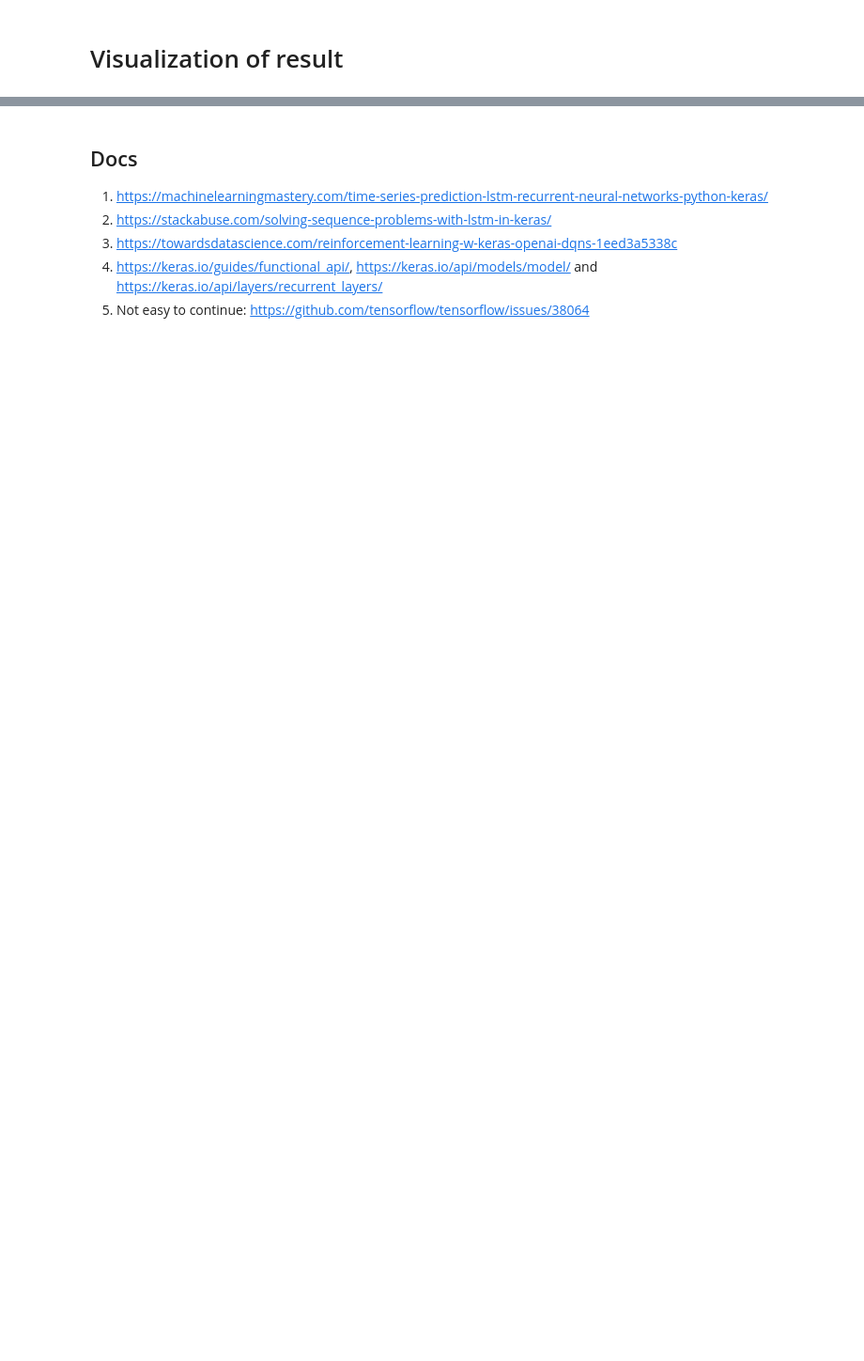
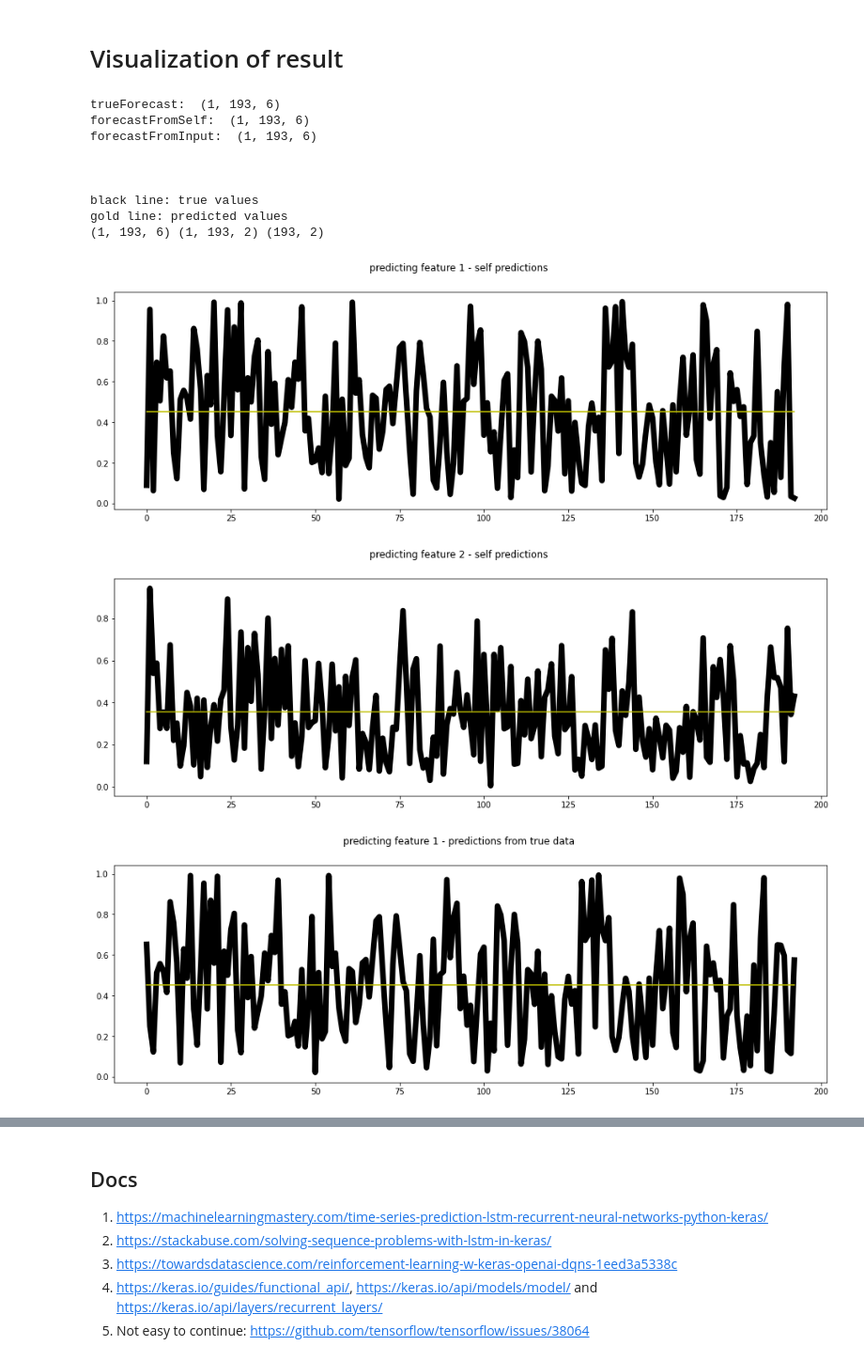
Before and after one commit to dominique-nshimyimana/Car-State, a Jupyter notebook: lstm_car_state_action_v2.ipynb, the cells around one changed output, grey strips where cells are left out. Shown: that part at 94% size. Saved outputs shown, nothing was run; the diff lists cells and outputs as text; code cells hidden in the pictures; blank space fills up the shorter version.

```diff
--- a/lstm_car_state_action_v2.ipynb
+++ b/lstm_car_state_action_v2.ipynb
@@ -194,32 +200,46 @@ plt.show()
 fig,ax = plt.subplots(1,1,figsize=(16,5))
 ax.plot(xForecast[0,:,1],linewidth=7,color='k') #this uses xForecast because it starts exactly where x ends
 ax.plot(forecastFromSelf[0,:,1],color='y')
 plt.suptitle("predicting feature 2 - self predictions")
 plt.show()
 
 
 #forecast from test/future data:
 fig,ax = plt.subplots(1,1,figsize=(16,5))
 ax.plot(trueForecast[0,:,0], linewidth=7,color='k')
 ax.plot(forecastFromInput[0,:,0],color='y')
 plt.suptitle("predicting feature 1 - predictions from true data")
 plt.show()
 
 fig,ax = plt.subplots(1,1,figsize=(16,5))
 ax.plot(trueForecast[0,:,1],linewidth=7,color='k')
 ax.plot(forecastFromInput[0,:,1],color='y')
 plt.suptitle("predicting feature 2 - predictions from true data")
 plt.show()
 
 #######################################
 ###########################################
 
 xs_states_inpt = np.squeeze(xForecast[:,:,0:2], axis=0)
 xs_states_pred = np.squeeze(forecastFromSelf[:,:,0:2], axis=0)
 
-plt.plot(*zip(*xs_states_inpt), 'r')
-plt.plot(*zip(*xs_states_pred),'b')
+fig,ax = plt.subplots(1,1,figsize=(16,16))
+ax.plot(*zip(*xs_states_inpt), 'r')
+ax.plot(*zip(*xs_states_pred),'b')
 plt.xlabel('x pos')
 plt.ylabel('y pos')
 plt.suptitle("yy pasition as one feature")
 plt.show()
+# %% [output]
+trueForecast:  (1, 193, 6)
+forecastFromSelf:  (1, 193, 6)
+forecastFromInput:  (1, 193, 6)
+
+
+
+black line: true values
+gold line: predicted values
+(1, 193, 6) (1, 193, 2) (193, 2)
+[figure, added]
+[figure, added]
+[figure, added]
```
Also changed, not shown: parts of 3 cells of this notebook.
